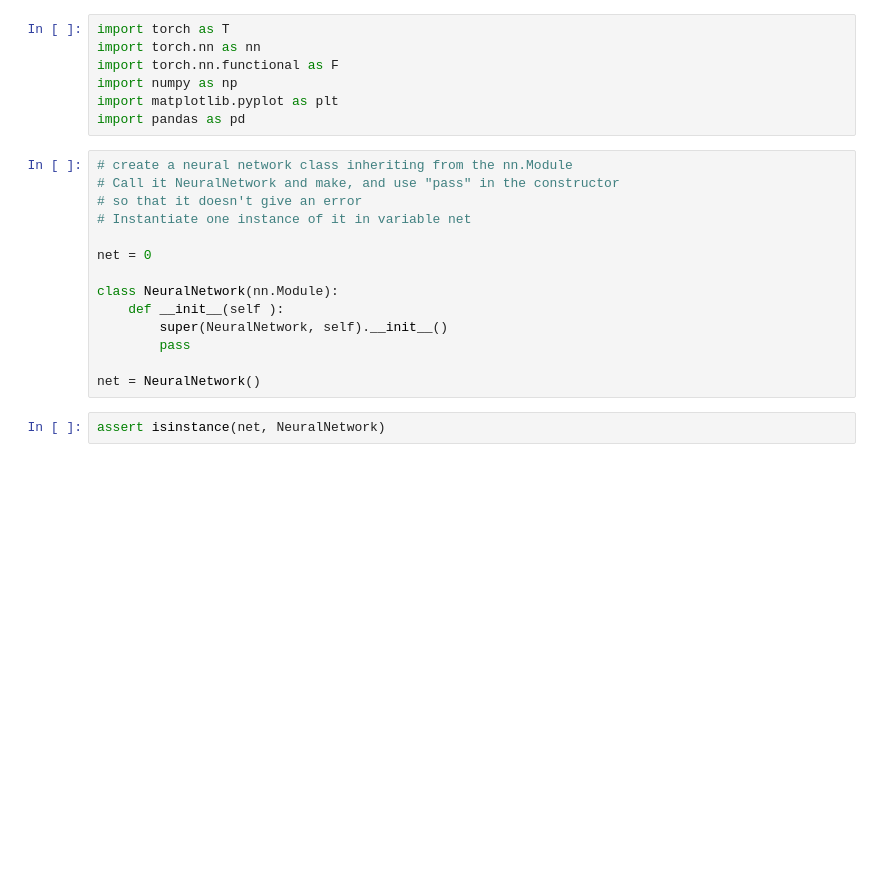
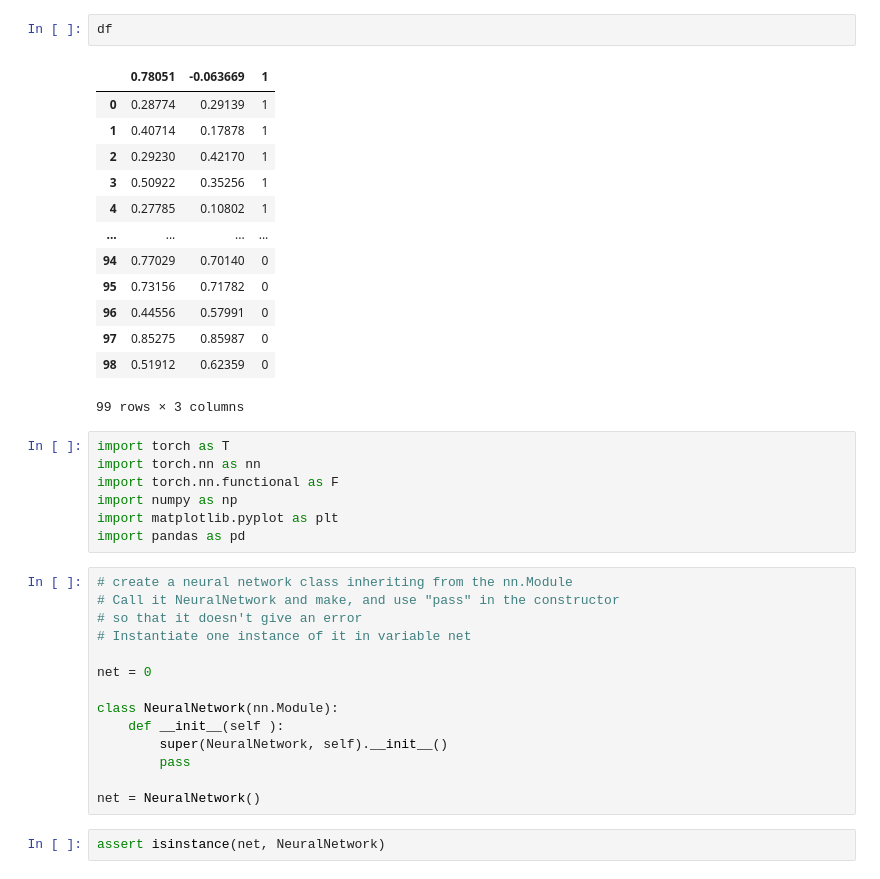
Before and after one commit to VarunKRK/DeepLearning-DS, a Jupyter notebook: Chapter 03/01. MLP Binary Classification/BinaryClassification_Exercises.ipynb, the cells around one changed output. Cells and saved outputs as stored; diff of their text form; blank space fills up the shorter version.

```diff
--- a/Chapter 03/01. MLP Binary Classification/BinaryClassification_Exercises.ipynb
+++ b/Chapter 03/01. MLP Binary Classification/BinaryClassification_Exercises.ipynb
@@ -1,3 +105,19 @@
+# %%
+df
+# %% [output]
+|  | 0.78051 | -0.063669 | 1 |
+| 0 | 0.28774 | 0.29139 | 1 |
+| 1 | 0.40714 | 0.17878 | 1 |
+| 2 | 0.29230 | 0.42170 | 1 |
+| 3 | 0.50922 | 0.35256 | 1 |
+| 4 | 0.27785 | 0.10802 | 1 |
+| ... | ... | ... | ... |
+| 94 | 0.77029 | 0.70140 | 0 |
+| 95 | 0.73156 | 0.71782 | 0 |
+| 96 | 0.44556 | 0.57991 | 0 |
+| 97 | 0.85275 | 0.85987 | 0 |
+| 98 | 0.51912 | 0.62359 | 0 |
+99 rows × 3 columns
 # %%
 import torch as T
 import torch.nn as nn
```
Also changed, not shown: parts of 1 cell of this notebook.
